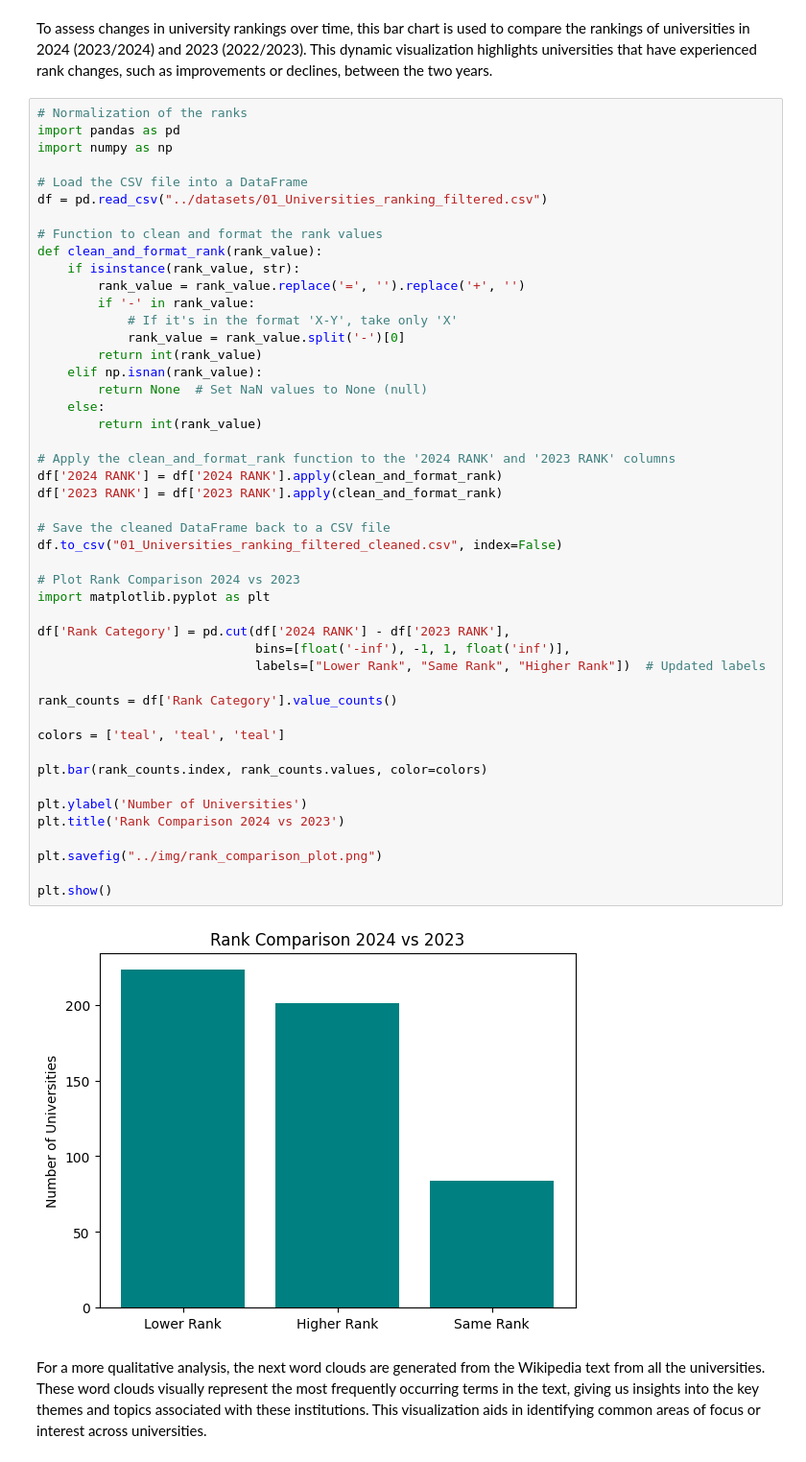
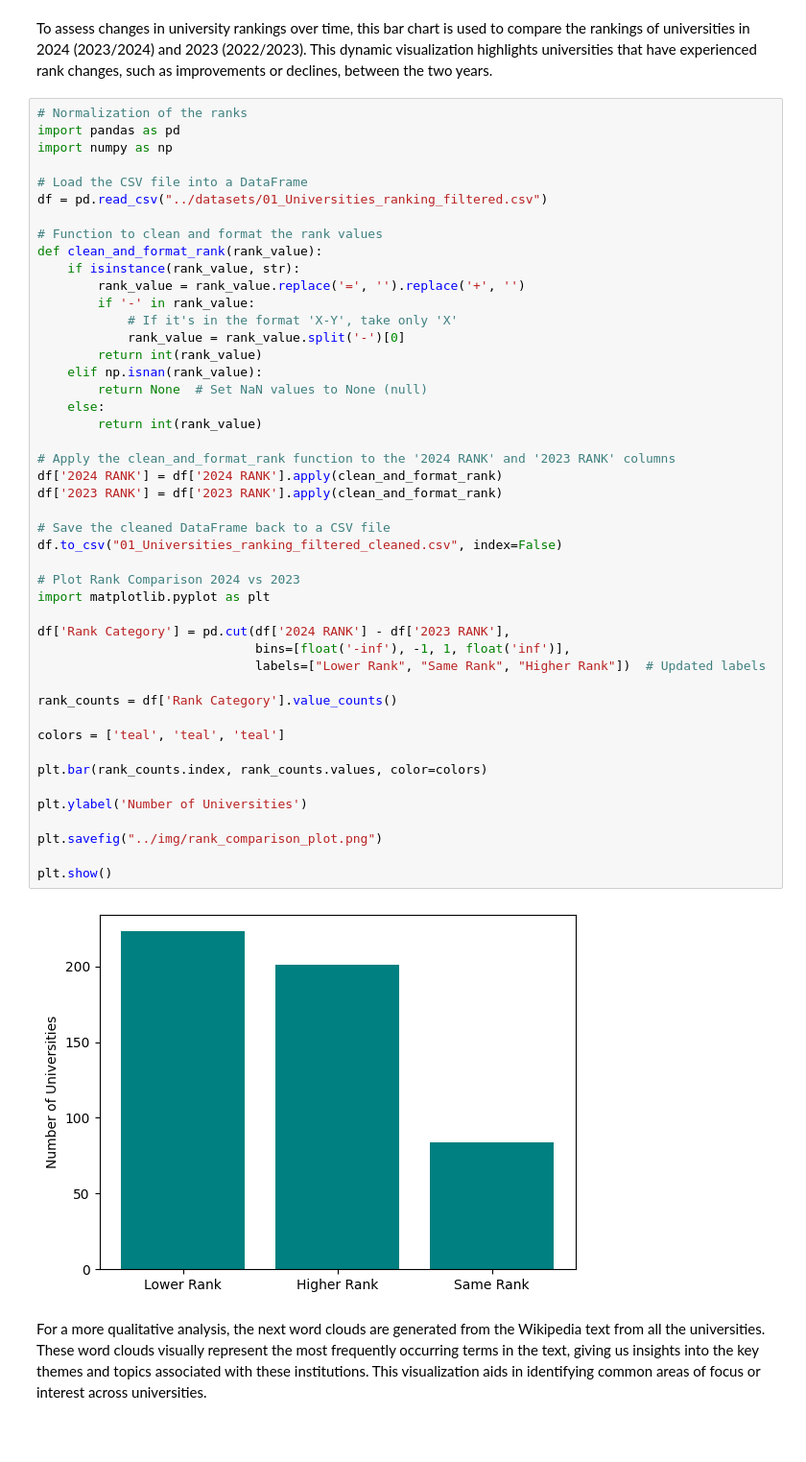
Before and after one commit to ikirovska/PRI-project, a Jupyter notebook: scripts/main.ipynb, the cells around one changed output. Shown: that part at 96% size. Saved outputs shown, nothing was run; the diff lists cells and outputs as text; blank space fills up the shorter version.

```diff
--- a/scripts/main.ipynb
+++ b/scripts/main.ipynb
@@ -508,34 +508,33 @@ def clean_and_format_rank(rank_value):
         return None  # Set NaN values to None (null)
     else:
         return int(rank_value)
 
 # Apply the clean_and_format_rank function to the '2024 RANK' and '2023 RANK' columns
 df['2024 RANK'] = df['2024 RANK'].apply(clean_and_format_rank)
 df['2023 RANK'] = df['2023 RANK'].apply(clean_and_format_rank)
 
 # Save the cleaned DataFrame back to a CSV file
 df.to_csv("01_Universities_ranking_filtered_cleaned.csv", index=False)
 
 # Plot Rank Comparison 2024 vs 2023
 import matplotlib.pyplot as plt
 
 df['Rank Category'] = pd.cut(df['2024 RANK'] - df['2023 RANK'],
                              bins=[float('-inf'), -1, 1, float('inf')],
                              labels=["Lower Rank", "Same Rank", "Higher Rank"])  # Updated labels
 
 rank_counts = df['Rank Category'].value_counts()
 
 colors = ['teal', 'teal', 'teal']
 
 plt.bar(rank_counts.index, rank_counts.values, color=colors)
 
 plt.ylabel('Number of Universities')
-plt.title('Rank Comparison 2024 vs 2023')
 
 plt.savefig("../img/rank_comparison_plot.png")
 
 plt.show()
 # %% [output]
-[figure, old version]
+[figure, new version]
 # %% [markdown]
 For a more qualitative analysis, the next word clouds are generated from the Wikipedia text from all the universities. These word clouds visually represent the most frequently occurring terms in the text, giving us insights into the key themes and topics associated with these institutions. This visualization aids in identifying common areas of focus or interest across universities.
```
Also changed, not shown: parts of 2 cells of this notebook.
